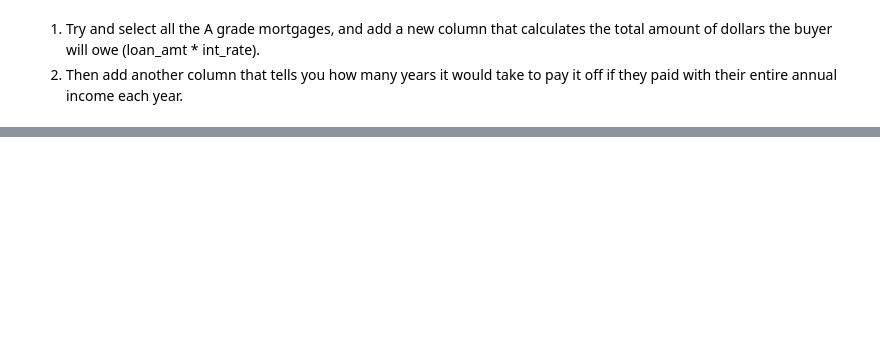
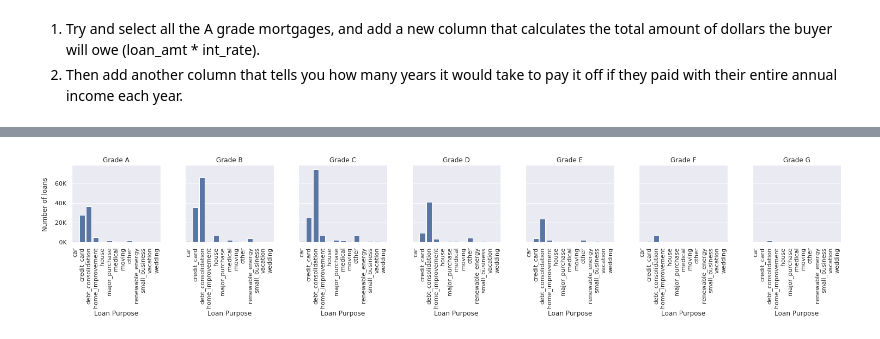
Before and after one commit to nswarr/python-data-analysis-crash-course, a Jupyter notebook: 01-Pandas/Chapter 5.ipynb, the cells around one changed output, grey strips where cells are left out. Drawn from its saved outputs; the diff is of its cells as text; code cells hidden in the pictures; blank space fills up the shorter version.

```diff
--- a/01-Pandas/Chapter 5.ipynb
+++ b/01-Pandas/Chapter 5.ipynb
@@ -18,0 +139,14 @@ I've added a column reference here: https://github.com/jobelenus/python-data-ana
+# %%
+data = df.groupby(["grade","purpose"], as_index=False).agg("count")[["grade","purpose","loan_amnt"]]
+
+g = sns.FacetGrid(data, col="grade")
+g.map(sns.barplot, "purpose", "loan_amnt")
+g.set_xticklabels(rotation=90)
+g.set_axis_labels("Loan Purpose", "Number of loans")
+g.set_titles("Grade {col_name}")
+
+for ax in g.axes.flatten():
+    ax.yaxis.set_major_formatter(
+        ticker.FuncFormatter(lambda x, p: "{0:4}K".format(int(x/1000))))
+# %% [output]
+[figure, added]
```
Also changed, not shown: parts of 10 cells of this notebook.
